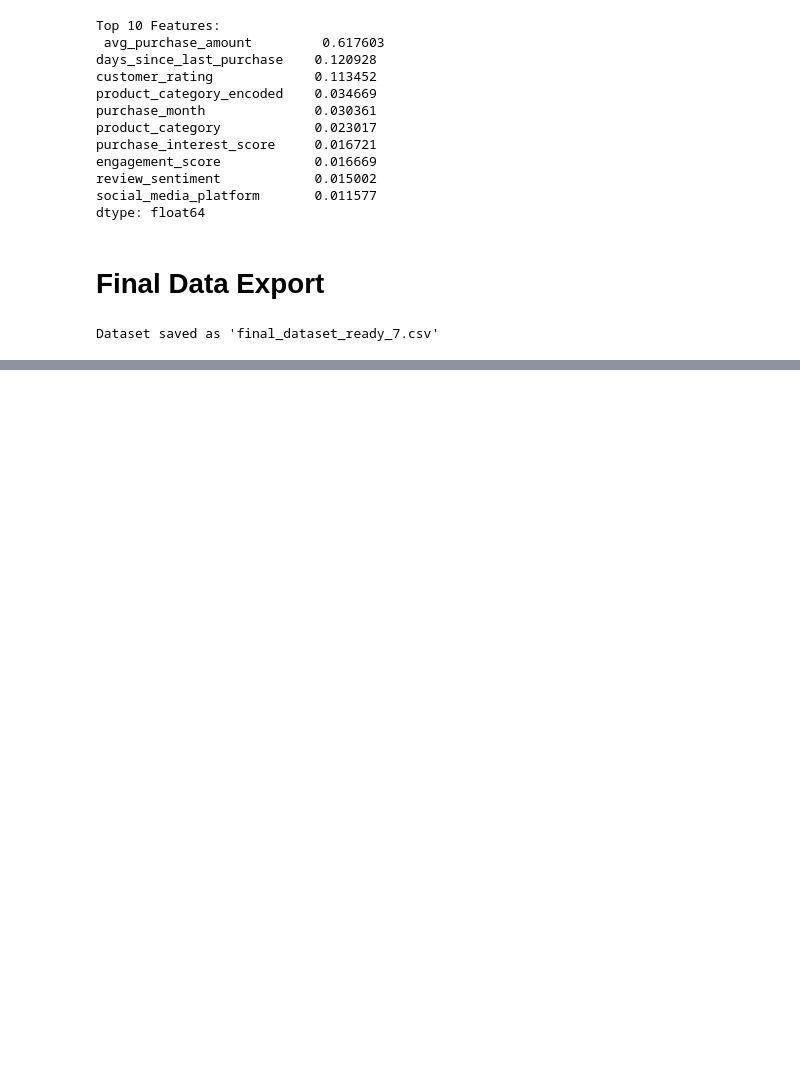
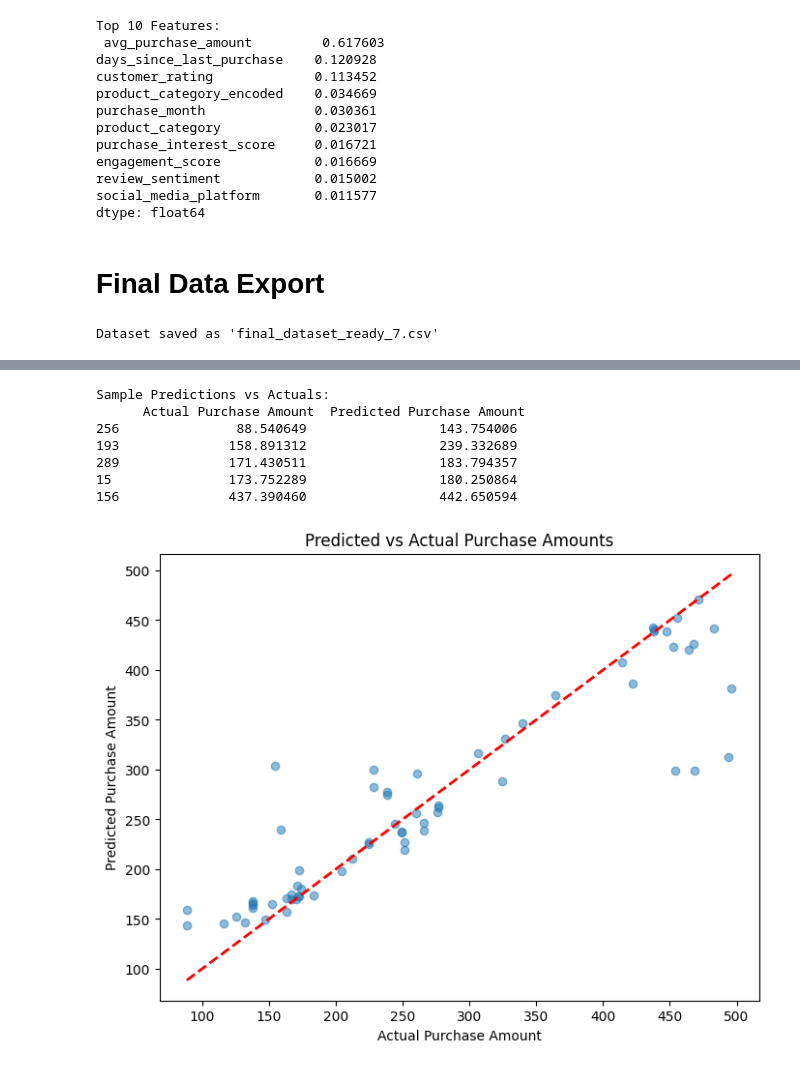
Before and after one commit to Joh-Ishimwe/Data-Preprocessing, a Jupyter notebook: final_data_processing_steps_combined.ipynb, the cells around one changed output, grey strips where cells are left out. Drawn from its saved outputs; the diff is of its cells as text; code cells hidden in the pictures; blank space fills up the shorter version.

```diff
--- a/final_data_processing_steps_combined.ipynb
+++ b/final_data_processing_steps_combined.ipynb
@@ -797,0 +916,31 @@ Dataset saved as 'final_dataset_ready_7.csv'
+# %%
+# Selecting a few test samples for prediction
+sample_indices = X_test.index[:5]
+sample_X = X_test.loc[sample_indices]
+sample_y_actual = y_test.loc[sample_indices]
+sample_y_pred = rf.predict(sample_X)
+
+# Displaying predictions vs actuals
+results = pd.DataFrame({
+    'Actual Purchase Amount': sample_y_actual,
+    'Predicted Purchase Amount': sample_y_pred
+}, index=sample_indices)
+print("Sample Predictions vs Actuals:\n", results)
+
+# Visualizing predictions vs actuals
+plt.figure(figsize=(8, 6))
+plt.scatter(y_test, y_pred, alpha=0.5)
+plt.plot([y_test.min(), y_test.max()], [y_test.min(), y_test.max()], 'r--', lw=2)
+plt.xlabel('Actual Purchase Amount')
+plt.ylabel('Predicted Purchase Amount')
+plt.title('Predicted vs Actual Purchase Amounts')
+plt.show()
+# %% [output]
+Sample Predictions vs Actuals:
+      Actual Purchase Amount  Predicted Purchase Amount
+256               88.540649                 143.754006
+193              158.891312                 239.332689
+289              171.430511                 183.794357
+15               173.752289                 180.250864
+156              437.390460                 442.650594
+[figure, added]
```
Also changed, not shown: parts of 7 cells of this notebook.
